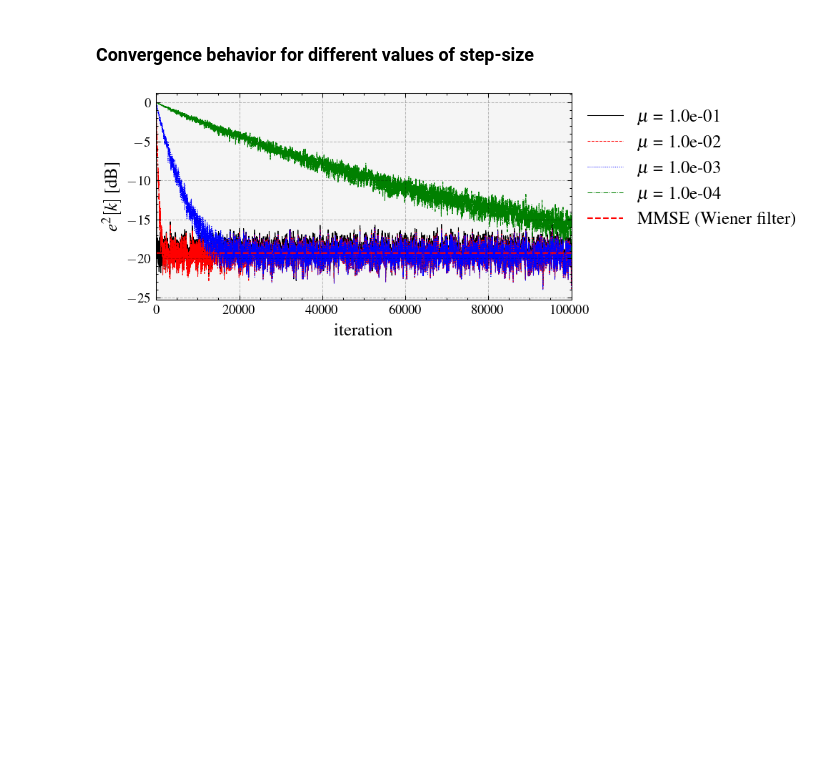
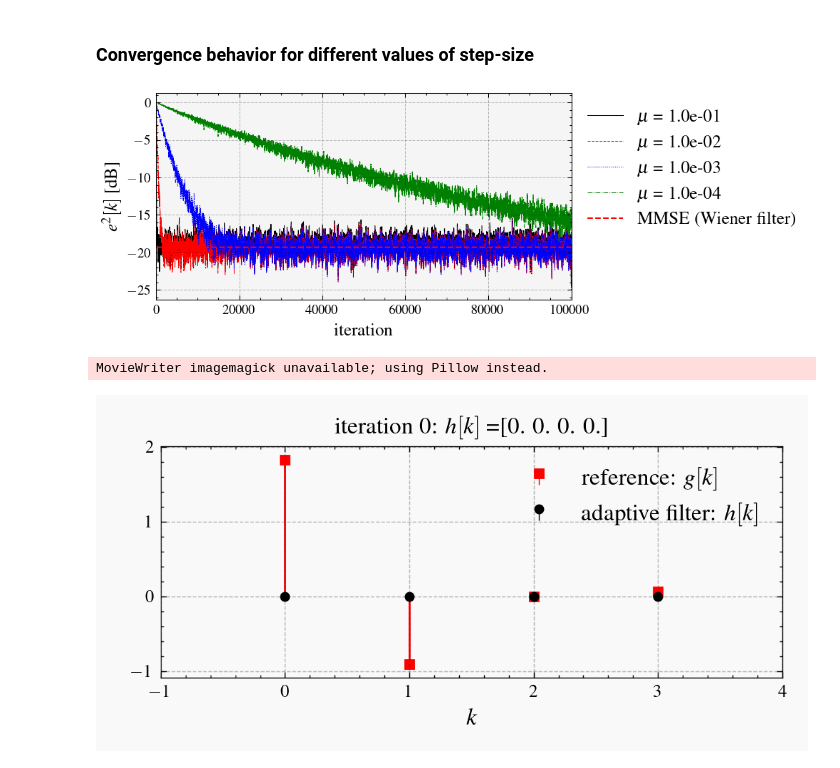
Before and after one commit to edsonportosilva/AdaptiveSignalProcessing, a Jupyter notebook: notebooks/4. The Wiener filter and the LMS algorithm.ipynb, the cells around one changed output. Drawn from its saved outputs; the diff is of its cells as text; code cells hidden in the pictures; blank space fills up the shorter version.

```diff
--- a/notebooks/4. The Wiener filter and the LMS algorithm.ipynb
+++ b/notebooks/4. The Wiener filter and the LMS algorithm.ipynb
@@ -470,7 +472,7 @@ Ntaps = 4
 average_window_len = 50
 
 for μ in [1e-1, 1e-2, 1e-3, 1e-4]:
-    out, h, squaredError = lms(y, x, Ntaps, μ)
+    out, h, squaredError, H = lms(y, x, Ntaps, μ)
 
     error_dB = 10*np.log10(np.convolve(squaredError,np.ones(average_window_len)/average_window_len, 'same'))
     plt.plot(error_dB, label= f'$\\mu$ = {μ:.1e}')
@@ -483,4 +485,21 @@ plt.legend()
 plt.legend(bbox_to_anchor=(1, 1))
 plt.grid();
 # %% [output]
-[figure, old version]
+[figure, new version]
+# %%
+from utils import genTapsUpdateGIF
+out, h, squaredError, H = lms(y, x, Ntaps, μ=1e-1)
+
+figName = "lms_filter_adaptation.gif"
+xlabel = "$k$"
+ylabel = "$h[k]$"
+inter = 100
+period = 500
+
+figName  = './lms_tapAdaptationFig1.gif'
+genTapsUpdateGIF(H[:40000,:], figName, period, h_opt,  xlabel, ylabel, inter)
+
+Image('./lms_tapAdaptationFig1.gif', width=800)
+# %% [output]
+MovieWriter imagemagick unavailable; using Pillow instead.
+[figure, added]
```
Also changed, not shown: parts of 23 cells of this notebook.
